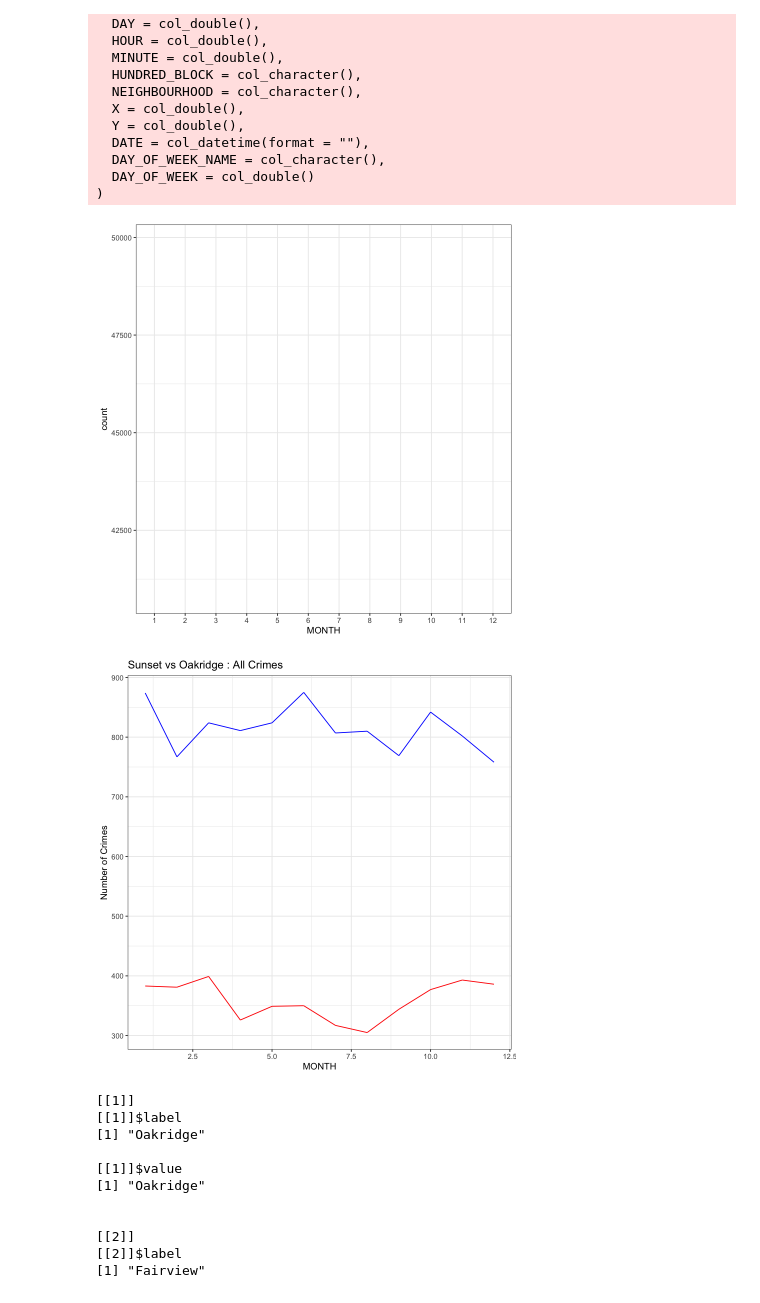
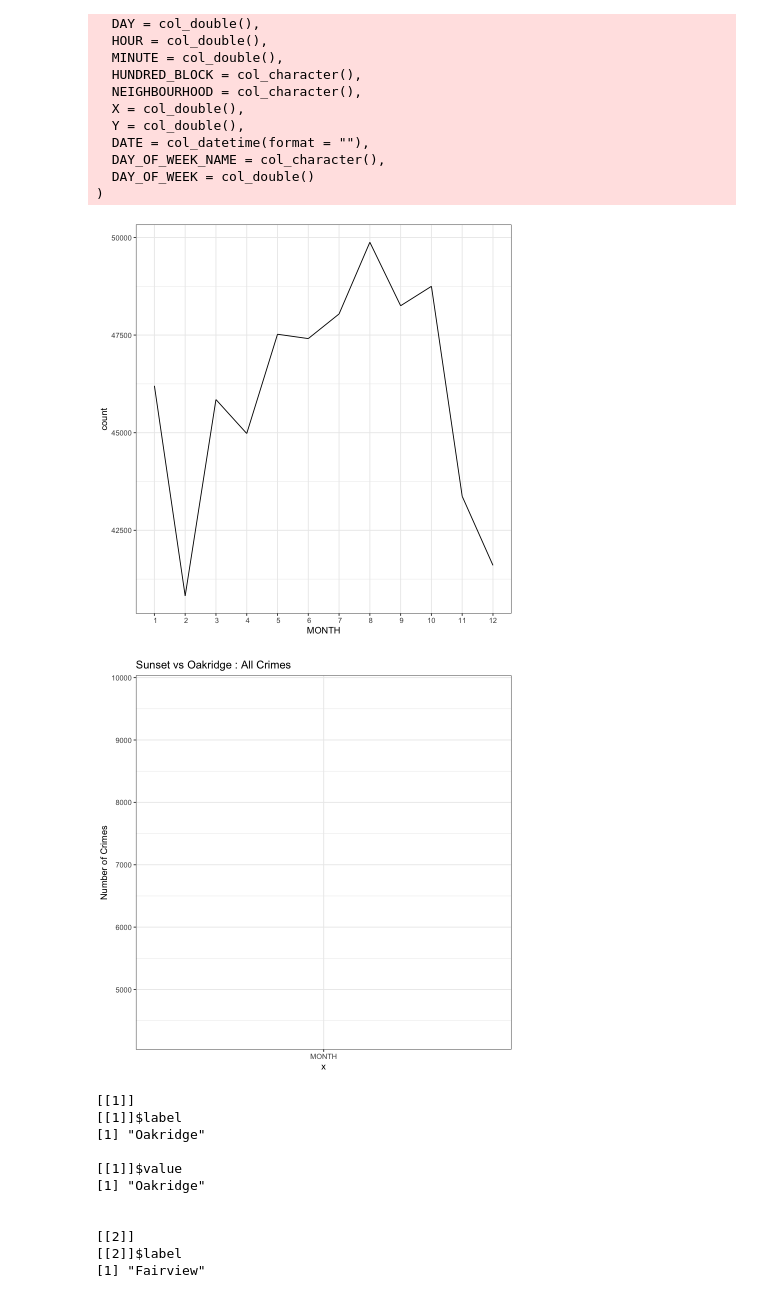
Before and after one commit to tguo9/DSCI-532-Group108-R, a Jupyter notebook: r_line_chart.ipynb, the cells around one changed output. Saved outputs shown, nothing was run; the diff lists cells and outputs as text; code cells hidden in the pictures.

```diff
--- a/r_line_chart.ipynb
+++ b/r_line_chart.ipynb
@@ -26,14 +37,18 @@ cols(
 # %%
 # df$MONTH <- as.factor(df$MONTH)
 # %%
+
+month <- c(1,2,3,4,5,6,7,8,9,10,11,12)
+
 df %>%
     group_by(MONTH) %>%
     mutate(count = length(TYPE)) %>%
     ggplot() +
     geom_line(aes(x=MONTH, y=count)) +
+    scale_x_discrete(limits = month) +
     theme_bw()
 # %% [output]
-[figure, old version]
+[figure, new version]
 # %%
 
 plot_func <- function(df, start, end, neighbourhood_1, neighbourhood_2, crime, time_scale) {
@@ -42,6 +57,8 @@ plot_func <- function(df, start, end, neighbourhood_1, neighbourhood_2, crime, t
     crime_title = crime
     neighbourhood_1_title = neighbourhood_1
     neighbourhood_2_title = neighbourhood_2
+
+    month <- c(1,2,3,4,5,6,7,8,9,10,11,12)
 
         if (crime == 'ALL') {
             crime_title = 'All Crimes'
@@ -105,17 +122,24 @@ plot_func <- function(df, start, end, neighbourhood_1, neighbourhood_2, crime, t
                 mutate(count = length(TYPE))
     }
                     }
-    ggplot() +
+    p <- ggplot() +
         geom_line(df1, mapping = aes(x={{time_scale}}, y=count), color='blue') +
         geom_line(df2, mapping = aes(x={{time_scale}}, y=count), color='red') +
         ylab('Number of Crimes') +
         ggtitle(paste(neighbourhood_1_title, "vs", neighbourhood_2_title, ":", crime_title)) +
         theme_bw()
+
+    if (time_scale == 'MONTH') {
+
+        p + scale_x_discrete(limits = month)
+    }
+
+    p
 }
 # %%
-plot_func(df, 2005, 2012, 'Sunset', 'Oakridge', 'ALL', MONTH)
+plot_func(df, 2005, 2012, 'Sunset', 'Oakridge', 'ALL', 'MONTH')
 # %% [output]
-[figure, old version]
+[figure, new version]
 # %%
 list_of_locations <- df['NEIGHBOURHOOD'] %>% drop_na() %>% distinct() %>% add_row('NEIGHBOURHOOD' = 'ALL')
 # %%
```
Also changed, not shown: parts of 1 cell of this notebook.
